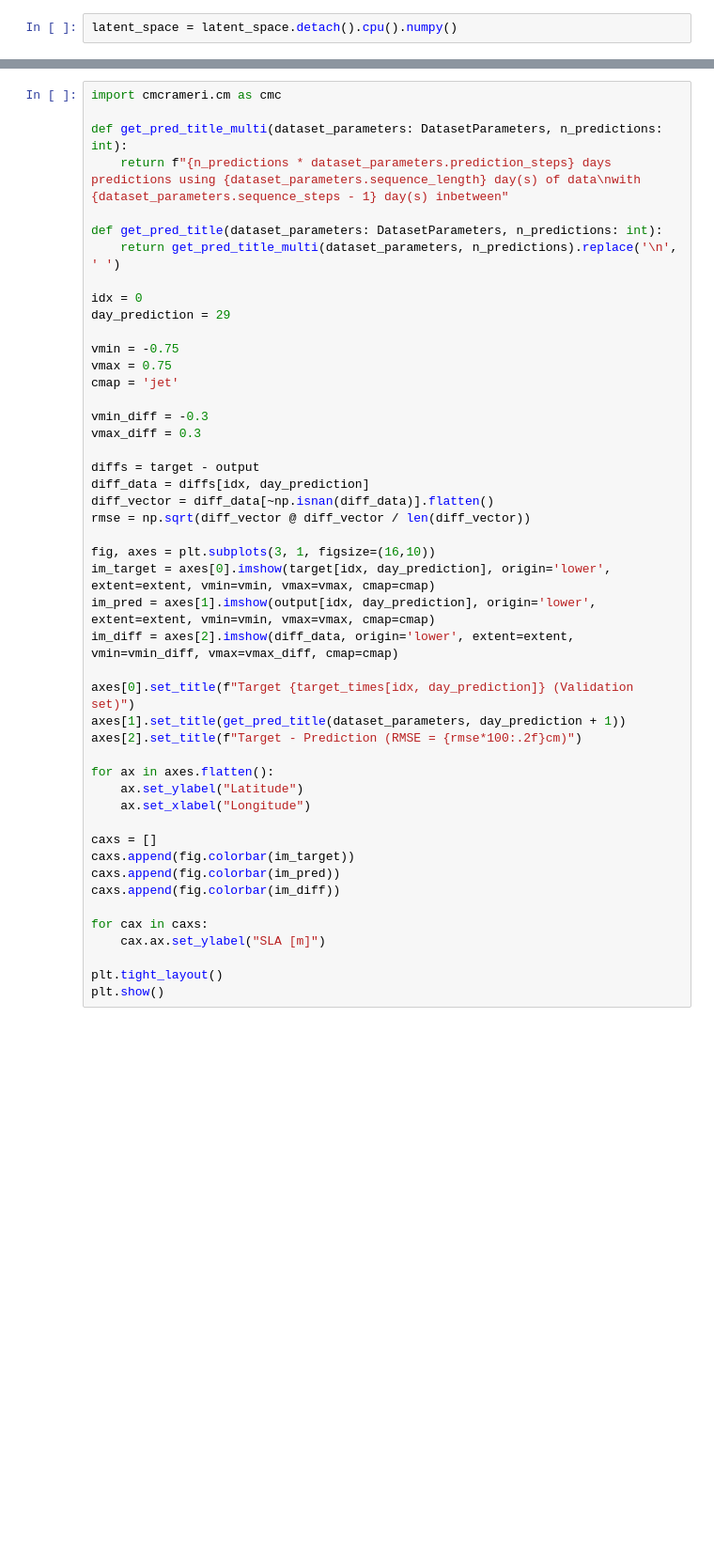
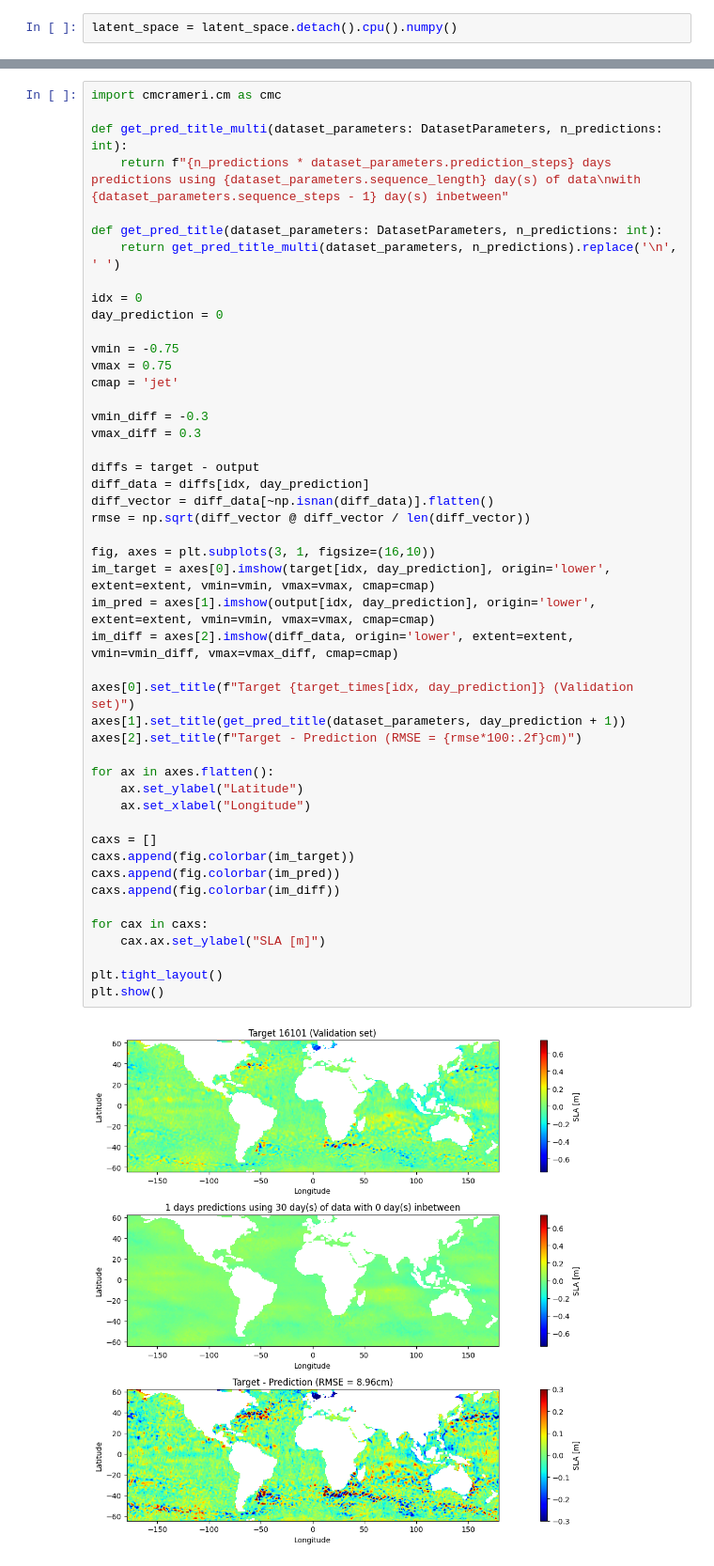
Before and after one commit to CasperTBangHansen/AltimetryForecasting, a Jupyter notebook: Models/AttentionConvLSTMAutoEncoder/train_test.ipynb, the cells around one changed output, grey strips where cells are left out. Shown at 94% size. Drawn from its saved outputs; the diff is of its cells as text; blank space fills up the shorter version.

```diff
--- a/Models/AttentionConvLSTMAutoEncoder/train_test.ipynb
+++ b/Models/AttentionConvLSTMAutoEncoder/train_test.ipynb
@@ -412,7 +426,7 @@ def get_pred_title(dataset_parameters: DatasetParameters, n_predictions: int):
     return get_pred_title_multi(dataset_parameters, n_predictions).replace('\n', ' ')
 
 idx = 0
-day_prediction = 29
+day_prediction = 0
 
 vmin = -0.75
 vmax = 0.75
@@ -422,30 +436,32 @@ vmin_diff = -0.3
 vmax_diff = 0.3
 
 diffs = target - output
 diff_data = diffs[idx, day_prediction]
 diff_vector = diff_data[~np.isnan(diff_data)].flatten()
 rmse = np.sqrt(diff_vector @ diff_vector / len(diff_vector))
 
 fig, axes = plt.subplots(3, 1, figsize=(16,10))
 im_target = axes[0].imshow(target[idx, day_prediction], origin='lower', extent=extent, vmin=vmin, vmax=vmax, cmap=cmap)
 im_pred = axes[1].imshow(output[idx, day_prediction], origin='lower', extent=extent, vmin=vmin, vmax=vmax, cmap=cmap)
 im_diff = axes[2].imshow(diff_data, origin='lower', extent=extent, vmin=vmin_diff, vmax=vmax_diff, cmap=cmap)
 
 axes[0].set_title(f"Target {target_times[idx, day_prediction]} (Validation set)")
 axes[1].set_title(get_pred_title(dataset_parameters, day_prediction + 1))
 axes[2].set_title(f"Target - Prediction (RMSE = {rmse*100:.2f}cm)")
 
 for ax in axes.flatten():
     ax.set_ylabel("Latitude")
     ax.set_xlabel("Longitude")
 
 caxs = []
 caxs.append(fig.colorbar(im_target))
 caxs.append(fig.colorbar(im_pred))
 caxs.append(fig.colorbar(im_diff))
 
 for cax in caxs:
     cax.ax.set_ylabel("SLA [m]")
 
 plt.tight_layout()
 plt.show()
+# %% [output]
+[figure, added]
```
Also changed, not shown: parts of 8 cells of this notebook, 1 other file.
